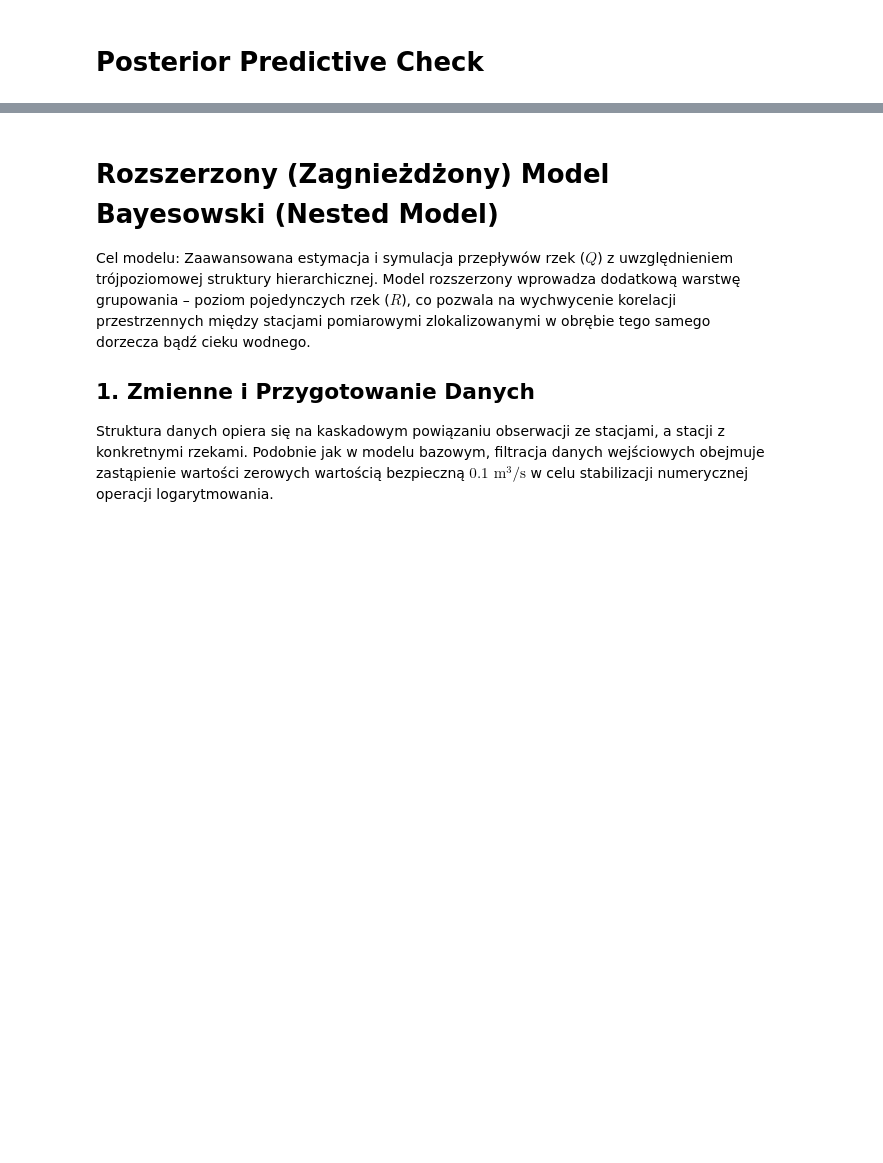
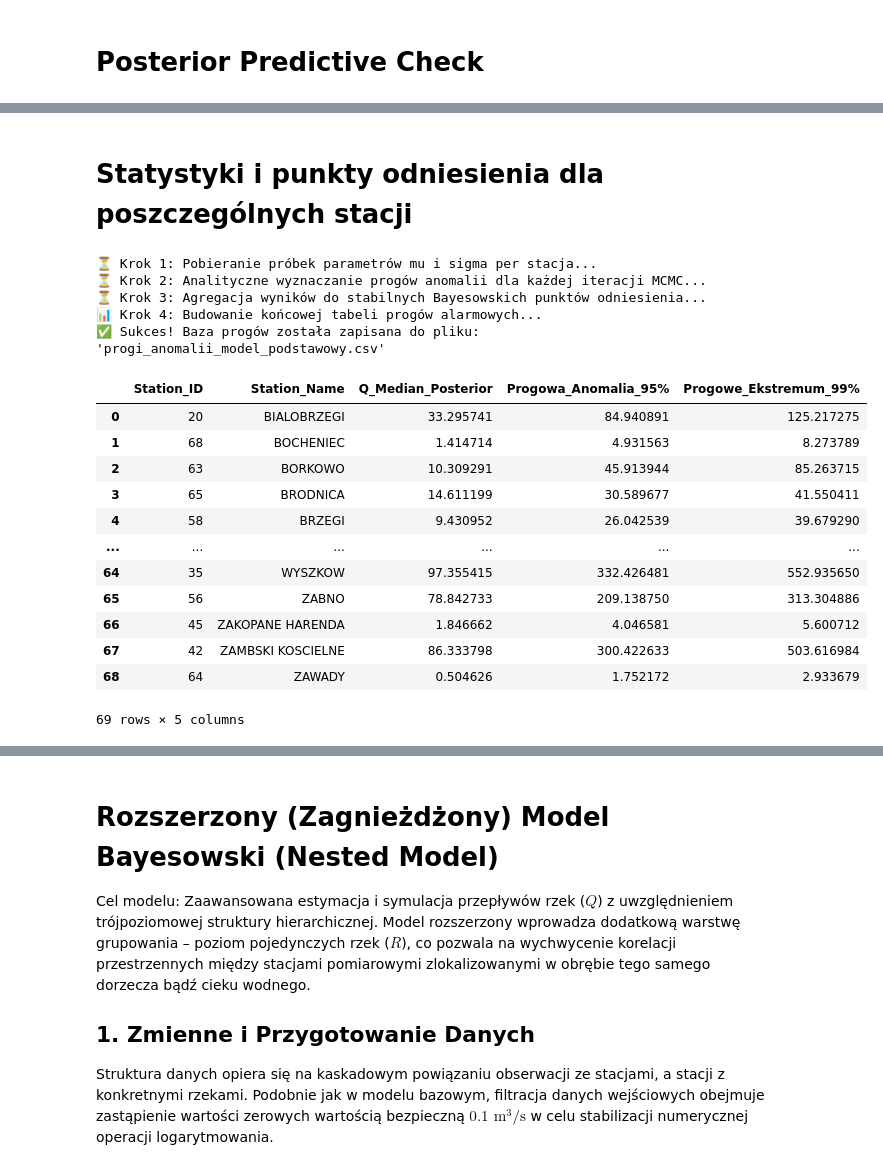
Before and after one commit to pjerzyna/Data-Analytics-Project, a Jupyter notebook: nested_hierarchical.ipynb, the cells around one changed output, grey strips where cells are left out. Cells and saved outputs as stored; diff of their text form; code cells hidden in the pictures; blank space fills up the shorter version.

```diff
--- a/nested_hierarchical.ipynb
+++ b/nested_hierarchical.ipynb
@@ -734,0 +824,65 @@ NameError: name 'idata_base' is not defined
+# %% [markdown]
+# Statystyki i punkty odniesienia dla poszczególnych stacji
+# %%
+print("⏳ Krok 1: Pobieranie próbek parametrów mu i sigma per stacja...")
+# Wyciągamy surowe macierze parametrów ze Stana. Kształt obu: (4000 próbek MCMC, 69 stacji)
+mu_samples = fit_base.stan_variable("mu")
+sigma_samples = fit_base.stan_variable("sigma")
+
+# Definiujemy dokładne wartości kwantyli rozkładu normalnego (z-score)
+z_95 = 1.644853
+z_99 = 2.326348
+
+print("⏳ Krok 2: Analityczne wyznaczanie progów anomalii dla każdej iteracji MCMC...")
+# Korzystamy z jawnej matematycznej definicji percentyli rozkładu log-normalnego.
+# Operacja na tablicach NumPy trwa ułamek sekundy i zużywa minimalną ilość pamięci RAM.
+q95_mcmc = np.exp(mu_samples + z_95 * sigma_samples)  # Kształt: (4000, 69)
+q99_mcmc = np.exp(mu_samples + z_99 * sigma_samples)  # Kształt: (4000, 69)
+
+print("⏳ Krok 3: Agregacja wyników do stabilnych Bayesowskich punktów odniesienia...")
+# Jako ostateczny próg bierzemy medianę z rozkładu posteriora danych percentyli
+thresholds_95 = np.median(q95_mcmc, axis=0)
+thresholds_99 = np.median(q99_mcmc, axis=0)
+
+# Odwracamy Twój słownik mapowania, aby identyfikatorom liczbowym (1-69) przypisać nazwy tekstowe
+id_to_station = {v: k for k, v in station_to_id.items()}
+
+print("📊 Krok 4: Budowanie końcowej tabeli progów alarmowych...")
+# Tworzymy czytelny DataFrame strukturalny
+df_thresholds = pd.DataFrame({
+    "Station_ID": range(1, len(unique_stations) + 1),
+    "Station_Name": [id_to_station[i] for i in range(1, len(unique_stations) + 1)],
+    "Q_Median_Posterior": np.median(np.exp(mu_samples), axis=0), # Bezpieczna bayesowska mediana przepływu
+    "Progowa_Anomalia_95%": thresholds_95,
+    "Progowe_Ekstremum_99%": thresholds_99
+})
+
+# Sortujemy alfabetycznie po nazwach stacji dla wygody czytania w raporcie
+df_thresholds = df_thresholds.sort_values(by="Station_Name").reset_index(drop=True)
+
+# Zapisujemy wyniki do fizycznego pliku CSV, który będzie gotowym załącznikiem do projektu
+output_csv = "progi_anomalii_model_podstawowy.csv"
+df_thresholds.to_csv(output_csv, index=False, encoding='utf-8')
+print(f"✅ Sukces! Baza progów została zapisana do pliku: '{output_csv}'")
+
+# Wyświetlamy stacje jako podgląd w notebooku
+df_thresholds
+# %% [output]
+⏳ Krok 1: Pobieranie próbek parametrów mu i sigma per stacja...
+⏳ Krok 2: Analityczne wyznaczanie progów anomalii dla każdej iteracji MCMC...
+⏳ Krok 3: Agregacja wyników do stabilnych Bayesowskich punktów odniesienia...
+📊 Krok 4: Budowanie końcowej tabeli progów alarmowych...
+✅ Sukces! Baza progów została zapisana do pliku: 'progi_anomalii_model_podstawowy.csv'
+|  | Station_ID | Station_Name | Q_Median_Posterior | Progowa_Anomalia_95% | Progowe_Ekstremum_99% |
+| 0 | 20 | BIALOBRZEGI | 33.295741 | 84.940891 | 125.217275 |
+| 1 | 68 | BOCHENIEC | 1.414714 | 4.931563 | 8.273789 |
+| 2 | 63 | BORKOWO | 10.309291 | 45.913944 | 85.263715 |
+| 3 | 65 | BRODNICA | 14.611199 | 30.589677 | 41.550411 |
+| 4 | 58 | BRZEGI | 9.430952 | 26.042539 | 39.679290 |
+| ... | ... | ... | ... | ... | ... |
+| 64 | 35 | WYSZKOW | 97.355415 | 332.426481 | 552.935650 |
+| 65 | 56 | ZABNO | 78.842733 | 209.138750 | 313.304886 |
+| 66 | 45 | ZAKOPANE HARENDA | 1.846662 | 4.046581 | 5.600712 |
+| 67 | 42 | ZAMBSKI KOSCIELNE | 86.333798 | 300.422633 | 503.616984 |
+| 68 | 64 | ZAWADY | 0.504626 | 1.752172 | 2.933679 |
+69 rows × 5 columns
```
Also changed, not shown: parts of 15 cells of this notebook, 5 other files.
